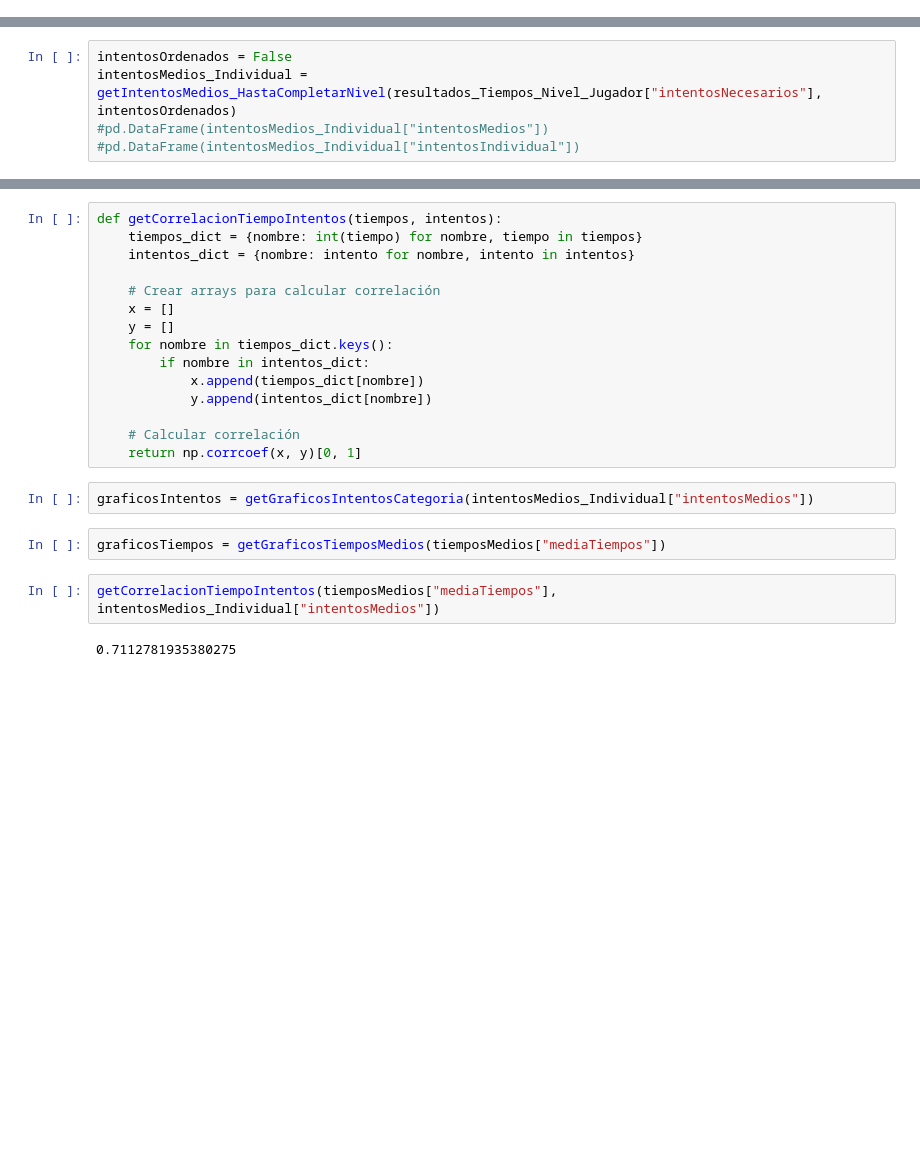
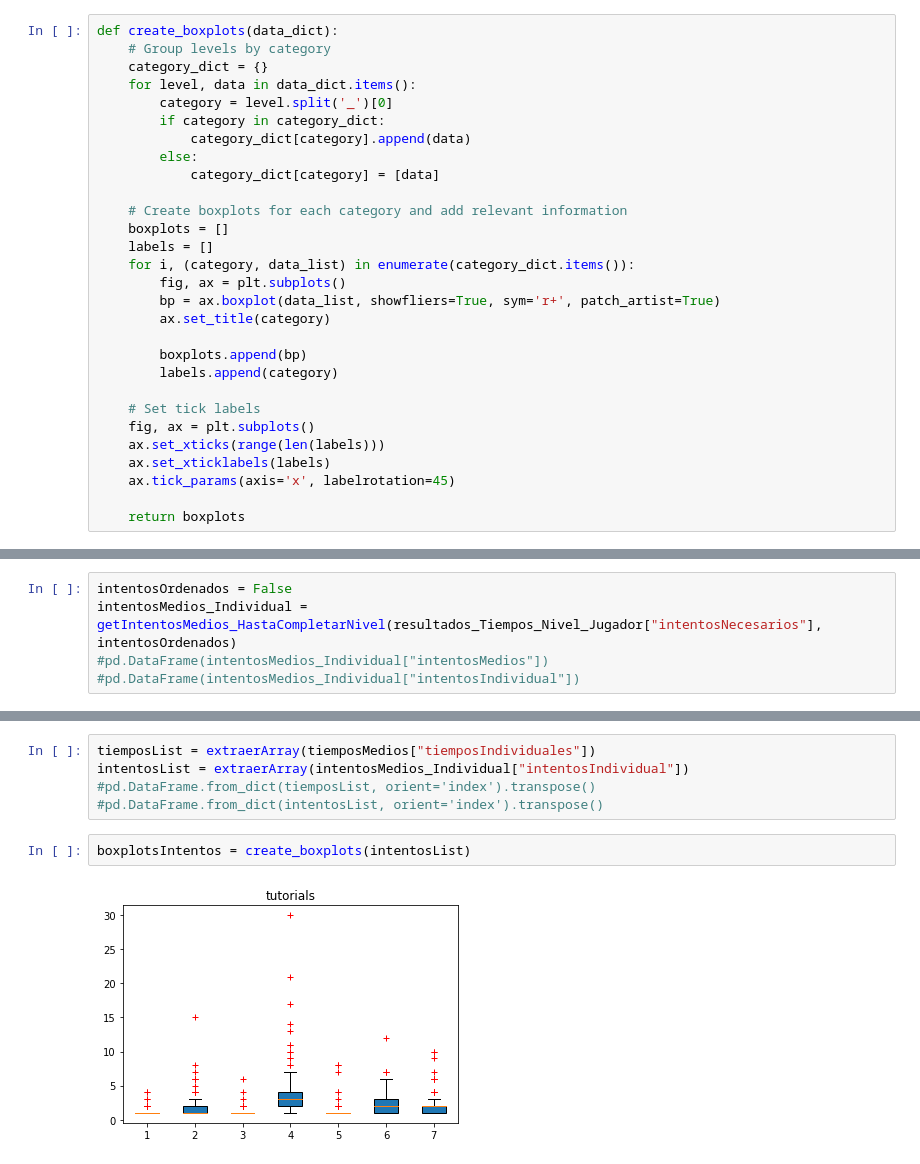
Before and after one commit to angelhort/TFG_Articoding_22-23, a Jupyter notebook: main.ipynb, the cells around one changed output, grey strips where cells are left out. Drawn from its saved outputs; the diff is of its cells as text; blank space fills up the shorter version.

Commit message:
Boxplots

```diff
--- a/main.ipynb
+++ b/main.ipynb
@@ -167,3 +194,32 @@ def getIntentosMedios_HastaCompletarNivel(intentosNecesarios, intentosOrdenados
+# %%
+def create_boxplots(data_dict):
+    # Group levels by category
+    category_dict = {}
+    for level, data in data_dict.items():
+        category = level.split('_')[0]
+        if category in category_dict:
+            category_dict[category].append(data)
+        else:
+            category_dict[category] = [data]
+
+    # Create boxplots for each category and add relevant information
+    boxplots = []
+    labels = []
+    for i, (category, data_list) in enumerate(category_dict.items()):
+        fig, ax = plt.subplots()
+        bp = ax.boxplot(data_list, showfliers=True, sym='r+', patch_artist=True)
+        ax.set_title(category)
+
+        boxplots.append(bp)
+        labels.append(category)
+
+    # Set tick labels
+    fig, ax = plt.subplots()
+    ax.set_xticks(range(len(labels)))
+    ax.set_xticklabels(labels)
+    ax.tick_params(axis='x', labelrotation=45)
+
+    return boxplots
 # %%
 pd.options.display.max_columns = None
 pd.set_option('display.max_colwidth', None)
@@ -246,23 +252,9 @@ def getGraficosTiemposMedios(levels):
-# %%
-def getCorrelacionTiempoIntentos(tiempos, intentos):
-    tiempos_dict = {nombre: int(tiempo) for nombre, tiempo in tiempos}
-    intentos_dict = {nombre: intento for nombre, intento in intentos}
-
-    # Crear arrays para calcular correlación
-    x = []
-    y = []
-    for nombre in tiempos_dict.keys():
-        if nombre in intentos_dict:
-            x.append(tiempos_dict[nombre])
-            y.append(intentos_dict[nombre])
-
-    # Calcular correlación
-    return np.corrcoef(x, y)[0, 1]
-# %%
-graficosIntentos = getGraficosIntentosCategoria(intentosMedios_Individual["intentosMedios"])
-# %%
-graficosTiempos = getGraficosTiemposMedios(tiemposMedios["mediaTiempos"])
-# %%
-getCorrelacionTiempoIntentos(tiemposMedios["mediaTiempos"], intentosMedios_Individual["intentosMedios"])
-# %% [output]
-0.7112781935380275
+# %%
+tiemposList = extraerArray(tiemposMedios["tiemposIndividuales"])
+intentosList = extraerArray(intentosMedios_Individual["intentosIndividual"])
+#pd.DataFrame.from_dict(tiemposList, orient='index').transpose()
+#pd.DataFrame.from_dict(intentosList, orient='index').transpose()
+# %%
+boxplotsIntentos = create_boxplots(intentosList)
+# %% [output]
+[figure, added]
```
Also changed, not shown: parts of 6 cells of this notebook, 2 other files.
